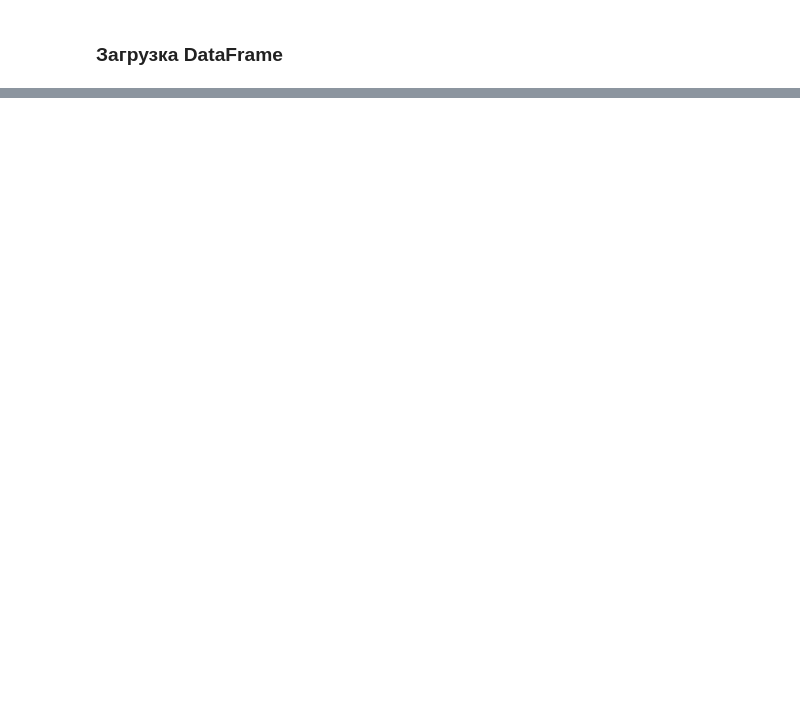
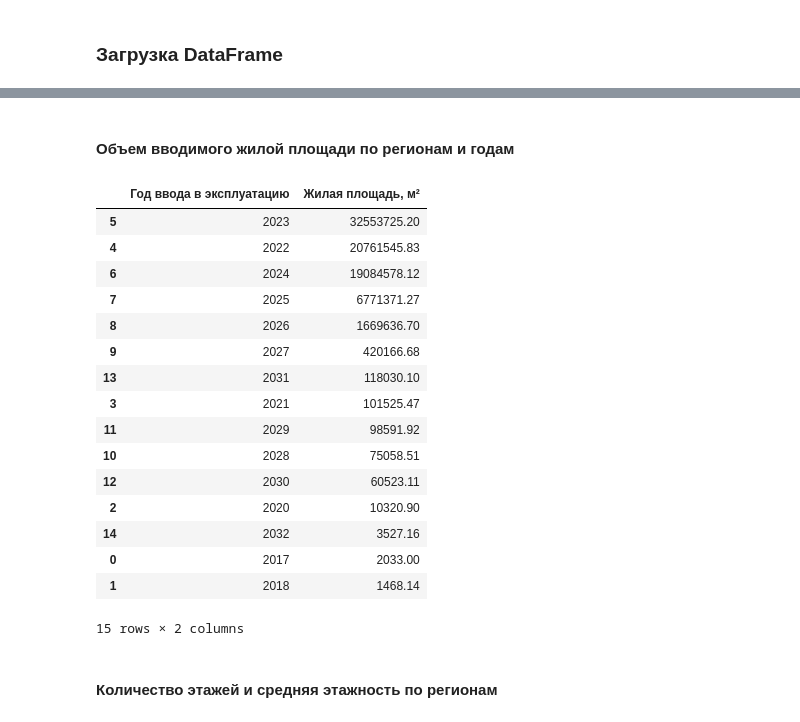
Before and after one commit to matrosov-dmitry/School-DS-HW, a Jupyter notebook: HW-2/HW-2.ipynb, the cells around one changed output, grey strips where cells are left out. Saved outputs shown, nothing was run; the diff lists cells and outputs as text; code cells hidden in the pictures; blank space fills up the shorter version.

```diff
--- a/HW-2/HW-2.ipynb
+++ b/HW-2/HW-2.ipynb
@@ -147,0 +324,15 @@ data.isnull().sum().sort_values(ascending=False)
+# %%
+# Список колонок для приведения числовому типу
+
+column_to_int = ['Количество этажей',
+                 'Количество детских площадок', 'Количество спортивных площадок',
+                 'Количество площадок для сбора мусора',
+                 'Количество инвалидных подъемников', 'Количество пассажирских лифтов',
+                 'Количество грузовых лифтов', 'Первый этаж нежилой',
+                 'Id_объекта', 'Количество квартир',
+                 'Велосипедные дорожки', 'Наличие пандуса',
+                 'Наличие понижающих площадок', 'Индекс доступности инфраструктуры']
+# %%
+# приведение к единому типу данных
+
+data_clean[column_to_int] = data_clean[column_to_int].astype('int32')
@@ -147,0 +365,4 @@ data.isnull().sum().sort_values(ascending=False)
+# %%
+# Создадим колонку с годом ввода в эксплуатацию
+
+data_clean['Год ввода в эксплуатацию'] = data_clean['Ввод в эксплуатацию'].dt.year
@@ -147,0 +495,26 @@ data.isnull().sum().sort_values(ascending=False)
+# %% [markdown]
+#### Объем вводимого жилой площади по регионам и годам
+# %%
+year = data_clean.groupby('Год ввода в эксплуатацию')['Жилая площадь, м²'].sum()
+data_year = pd.DataFrame(year)
+data_year.reset_index(inplace=True)
+# %%
+data_year.sort_values(by='Жилая площадь, м²', ascending=False)
+# %% [output]
+|  | Год ввода в эксплуатацию | Жилая площадь, м² |
+| 5 | 2023 | 32553725.20 |
+| 4 | 2022 | 20761545.83 |
+| 6 | 2024 | 19084578.12 |
+| 7 | 2025 | 6771371.27 |
+| 8 | 2026 | 1669636.70 |
+| 9 | 2027 | 420166.68 |
+| 13 | 2031 | 118030.10 |
+| 3 | 2021 | 101525.47 |
+| 11 | 2029 | 98591.92 |
+| 10 | 2028 | 75058.51 |
+| 12 | 2030 | 60523.11 |
+| 2 | 2020 | 10320.90 |
+| 14 | 2032 | 3527.16 |
+| 0 | 2017 | 2033.00 |
+| 1 | 2018 | 1468.14 |
+15 rows × 2 columns
@@ -147,0 +533,2 @@ data.isnull().sum().sort_values(ascending=False)
+# %% [markdown]
+####  Количество этажей и средняя этажность по регионам
```
Also changed, not shown: parts of 42 cells of this notebook.
